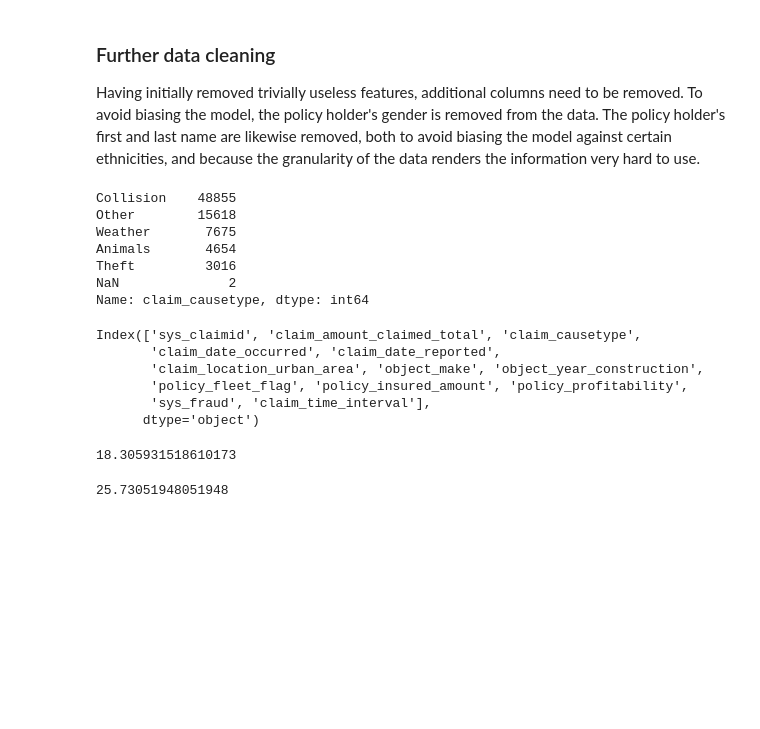
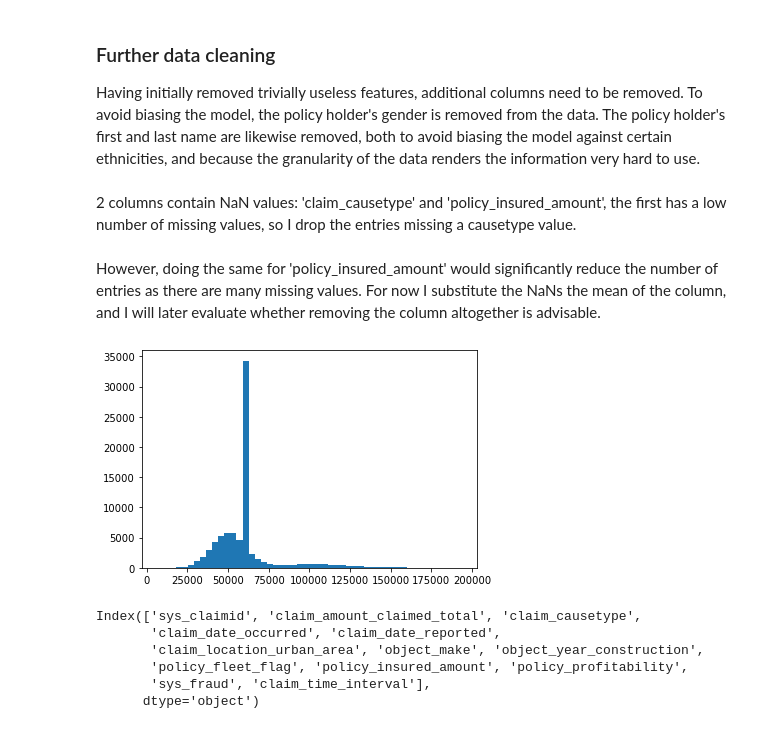
Before and after one commit to bellicapelli0/FRISS-technical-assignment, a Jupyter notebook: Data_Exploration.ipynb, the cells around one changed output. Drawn from its saved outputs; the diff is of its cells as text; code cells hidden in the pictures; blank space fills up the shorter version.

Commit message:
preproccessing and initial sklearns tests

```diff
--- a/Data_Exploration.ipynb
+++ b/Data_Exploration.ipynb
@@ -5,9 +5,9 @@ import numpy as np
 
 import matplotlib.pyplot as plt
 # %%
-fraud_cases = pd.read_csv("fraud_cases.csv")
-CH_train = pd.read_csv("FRISS_ClaimHistory_training.csv")
-CH_test = pd.read_csv("FRISS_ClaimHistory_test.csv")
+fraud_cases = pd.read_csv("data/fraud_cases.csv")
+CH_train = pd.read_csv("data/FRISS_ClaimHistory_training.csv")
+CH_test = pd.read_csv("data/FRISS_ClaimHistory_test.csv")
 # %% [markdown]
 ### Initial data cleaning
 Drop columns with only one value
@@ -147,16 +151,23 @@ The policy holder's first and last name are likewise removed, both to avoid bias
 drop_cols = ["ph_gender", "ph_name", "ph_firstname"]
 CH_train = CH_train.drop(columns = drop_cols)
 CH_test = CH_test.drop(columns = drop_cols)
-# %%
-CH_train['claim_causetype'].value_counts(dropna=False)
-# %% [output]
-Collision    48855
-Other        15618
-Weather       7675
-Animals       4654
-Theft         3016
-NaN              2
-Name: claim_causetype, dtype: int64
+# %% [markdown]
+2 columns contain NaN values: 'claim_causetype' and 'policy_insured_amount', the first has a low number of missing values, so I drop the entries missing a causetype value.
+# %%
+CH_train = CH_train.dropna(subset=['claim_causetype'])
+CH_test = CH_test.dropna(subset=['claim_causetype'])
+# %% [markdown]
+However, doing the same for 'policy_insured_amount' would significantly reduce the number of entries as there are many missing values. For now I substitute the NaNs the mean of the column, and I will later evaluate whether removing the column altogether is advisable.
+# %%
+CH_train['policy_insured_amount'] = CH_train['policy_insured_amount'].fillna(
+                                                  CH_train['policy_insured_amount'].mean())
+
+CH_test['policy_insured_amount'] = CH_test['policy_insured_amount'].fillna(
+                                                  CH_test['policy_insured_amount'].mean())
+# %%
+_ = plt.hist(CH_train['policy_insured_amount'], bins = 50)
+# %% [output]
+[figure, added]
 # %%
 CH_train.columns
 # %% [output]
@@ -176,8 +179,0 @@ fraud_intervals = CH_train[CH_train["sys_fraud"]==1]["claim_time_interval"]
-# %%
-np.mean(non_fraud_intervals)
-# %% [output]
-18.305931518610173
-# %%
-np.mean(fraud_intervals)
-# %% [output]
-25.73051948051948
```
Also changed, not shown: parts of 18 cells of this notebook, 4 other files.
